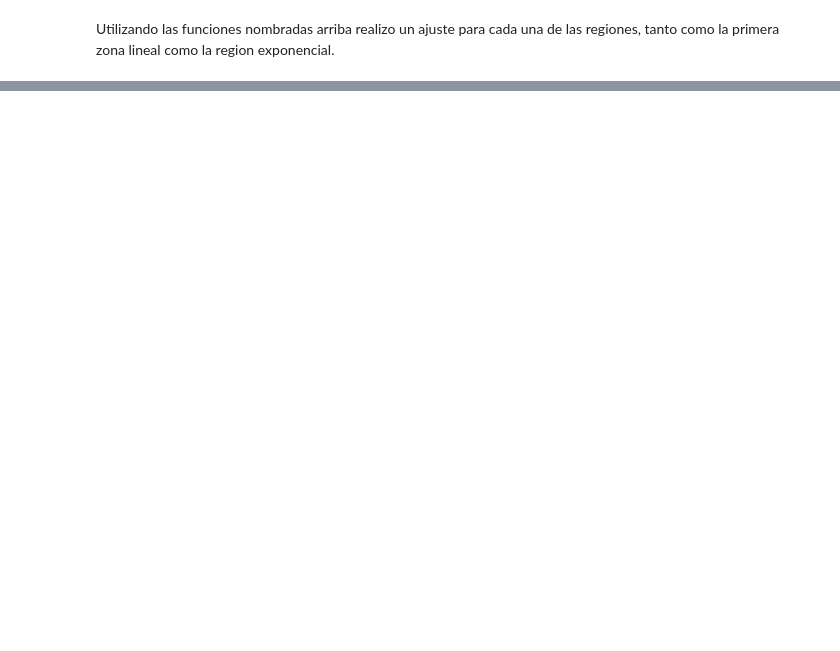
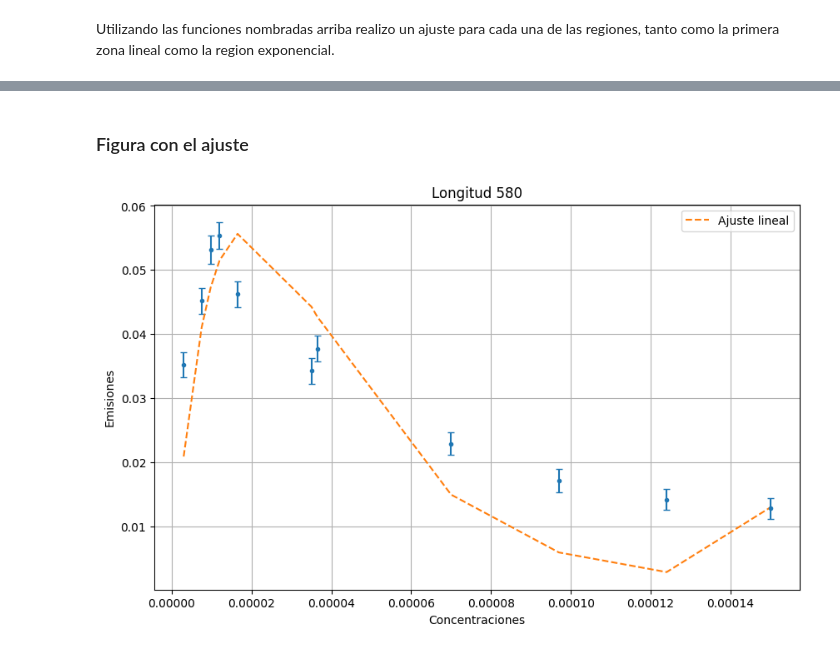
Before and after one commit to BernardoPironio/Espectrometria-difractiva, a Jupyter notebook: analisis_2.ipynb, the cells around one changed output, grey strips where cells are left out. Saved outputs shown, nothing was run; the diff lists cells and outputs as text; code cells hidden in the pictures; blank space fills up the shorter version.

```diff
--- a/analisis_2.ipynb
+++ b/analisis_2.ipynb
@@ -301,0 +333,17 @@ print(p_lineal, p_exp)
+# %% [markdown]
+### Figura con el ajuste
+# %%
+fig = plt.figure(figsize = (10, 6))
+
+plt.errorbar(Concentracion_ord, Emision_ord,
+                yerr = err_Emision_ord,
+                capsize = 3, fmt = '.')
+
+plt.plot(Concentracion_ord, f_obs(Concentracion_ord, *popt),
+         linestyle = '--', label = 'Ajuste lineal')
+
+plt.title(f'Longitud {longitud_referencia}'), plt.xlabel('Concentraciones'), plt.ylabel('Emisiones')
+plt.grid(), plt.legend(loc = 'upper right')
+plt.show()
+# %% [output]
+[figure, added]
```
Also changed, not shown: parts of 8 cells of this notebook.
